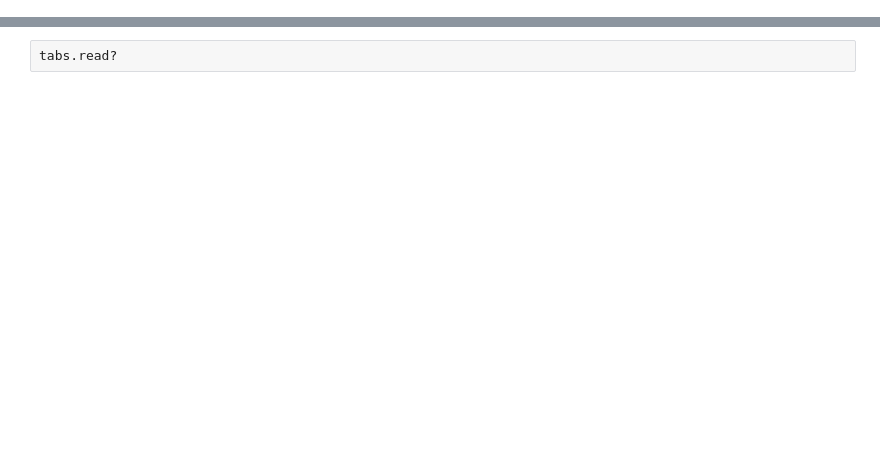
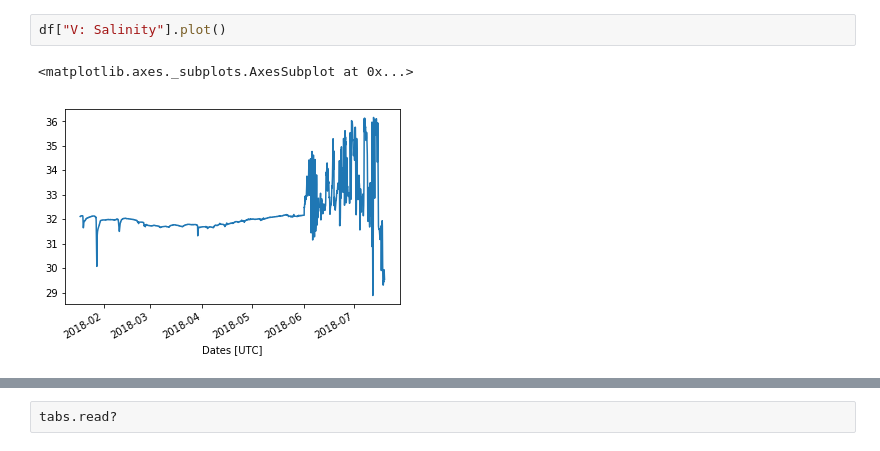
Before and after one commit to mollykerwick/fgb, a Jupyter notebook: tabs.ipynb, the cells around one changed output, grey strips where cells are left out. Drawn from its saved outputs; the diff is of its cells as text; blank space fills up the shorter version.

```diff
--- a/tabs.ipynb
+++ b/tabs.ipynb
@@ -39,3 +113,8 @@ Latest data:
+# %%
+df["V: Salinity"].plot()
+# %% [output]
+<matplotlib.axes._subplots.AxesSubplot at 0x...>
+[figure, added]
 # %%
 df["V: Salinity"].plot()
 # %% [output]
```
Also changed, not shown: parts of 20 cells of this notebook, 6 other files.
